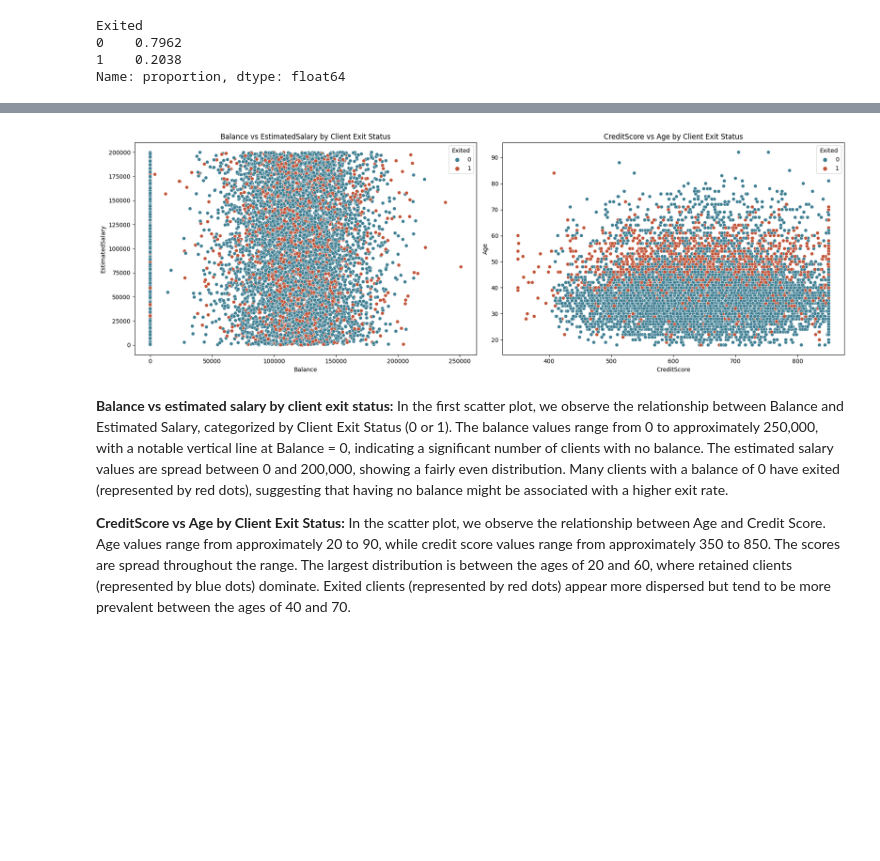
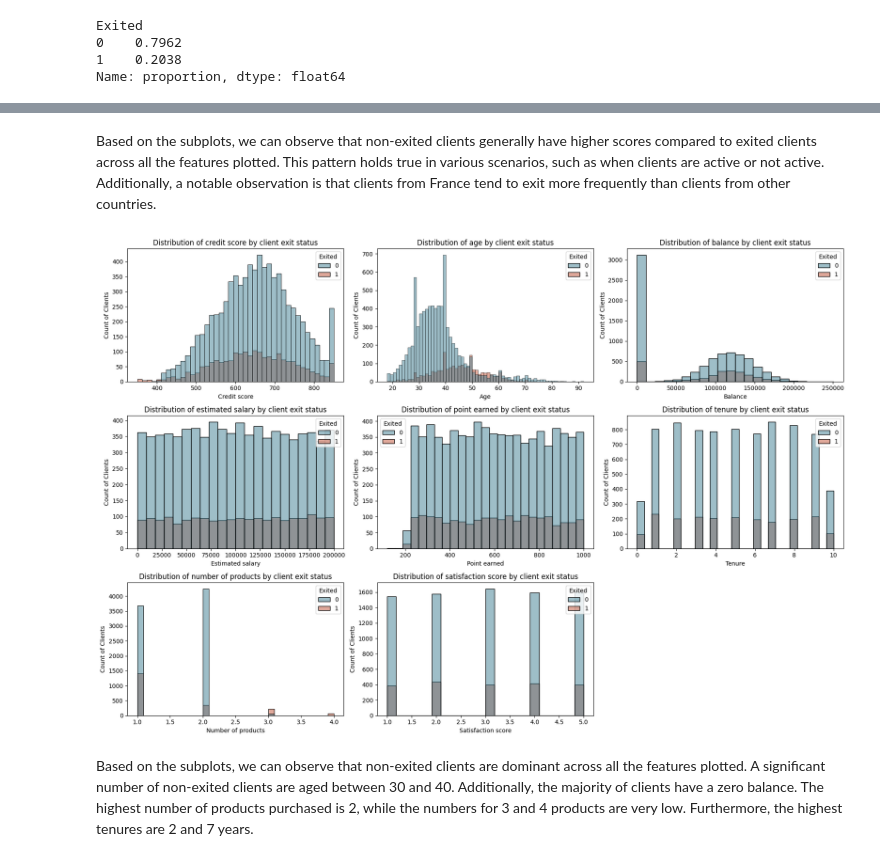
Before and after one commit to Abderrahmane-Chafi/BankCustomerChurnAnalysis, a Jupyter notebook: notebook794dc85e40.ipynb, the cells around one changed output, grey strips where cells are left out. Cells and saved outputs as stored; diff of their text form; code cells hidden in the pictures; blank space fills up the shorter version.

```diff
--- a/notebook794dc85e40.ipynb
+++ b/notebook794dc85e40.ipynb
@@ -301,26 +256,34 @@ We have analyzed various factors to understand their impact on client retention
-# %%
-fig, axes = plt.subplots(1, 2, figsize=(18, 6))
-
-x_columns = ['Balance', 'CreditScore']
-y_columns = ['EstimatedSalary', 'Age']
-
-for ax, x_col, y_col in zip(axes.flatten(), x_columns, y_columns):
-    sns.scatterplot(data=df, x=x_col, y=y_col, hue='Exited', ax=ax, palette=colors)
-    ax.set_title(f"{x_col} vs {y_col} by Client Exit Status", loc='center')
-    ax.set_xlabel(x_col)
-    ax.set_ylabel(y_col)
-
-plt.tight_layout()
-
-plt.show()
-# %% [output]
-[figure, removed]
-# %% [markdown]
-**Balance vs estimated salary by client exit status:**
-In the first scatter plot, we observe the relationship between Balance and Estimated Salary, categorized by Client Exit Status (0 or 1). The balance values range from 0 to approximately 250,000, with a notable vertical line at Balance = 0, indicating a significant number of clients with no balance. The estimated salary values are spread between 0 and 200,000, showing a fairly even distribution. Many clients with a balance of 0 have exited (represented by red dots), suggesting that having no balance might be associated with a higher exit rate.
-
-**CreditScore vs Age by Client Exit Status:**
-In the scatter plot, we observe the relationship between Age and Credit Score. Age values range from approximately 20 to 90, while credit score values range from approximately 350 to 850. The scores are spread throughout the range. The largest distribution is between the ages of 20 and 60, where retained clients (represented by blue dots) dominate. Exited clients (represented by red dots) appear more dispersed but tend to be more prevalent between the ages of 40 and 70.
+# %% [markdown]
+Based on the subplots, we can observe that non-exited clients generally have higher scores compared to exited clients across all the features plotted. This pattern holds true in various scenarios, such as when clients are active or not active. Additionally, a notable observation is that clients from France tend to exit more frequently than clients from other countries.
+# %%
+import warnings
+warnings.filterwarnings("ignore", category=FutureWarning, message="When grouping with a length-1 list-like")
+warnings.filterwarnings("ignore", category=FutureWarning, message="use_inf_as_na option is deprecated")
+
+fig, axes = plt.subplots(3, 3, figsize=(18, 12))
+
+columns = ["CreditScore", "Age", "Balance", "EstimatedSalary", "PointEarned",
+           "Tenure", "NumOfProducts", "SatisfactionScore"]
+
+titles = ["Credit score", "Age", "Balance", "Estimated salary", "Point earned", "Tenure",
+          "Number of products","Satisfaction score"]
+
+
+for ax, column, title in zip(axes.flatten(), columns, titles):
+    sns.histplot(x = df[column], hue=df['Exited'], ax=ax, palette=colors)
+    ax.set_title(f"Distribution of {title.lower()} by client exit status", loc='center')
+    ax.set_xlabel(title)
+    ax.set_ylabel("Count of Clients")
+
+plt.tight_layout()
+
+fig.delaxes(axes[2][2])
+
+plt.show()
+# %% [output]
+[figure, added]
+# %% [markdown]
+Based on the subplots, we can observe that non-exited clients are dominant across all the features plotted. A significant number of non-exited clients are aged between 30 and 40. Additionally, the majority of clients have a zero balance. The highest number of products purchased is 2, while the numbers for 3 and 4 products are very low. Furthermore, the highest tenures are 2 and 7 years.
 # %%
 plt.figure(figsize=(10, 10))
 sns.heatmap(df.corr(), annot=False, cmap=sns.diverging_palette(20, 220, n=200), center=0)
```
Also changed, not shown: parts of 56 cells of this notebook.
